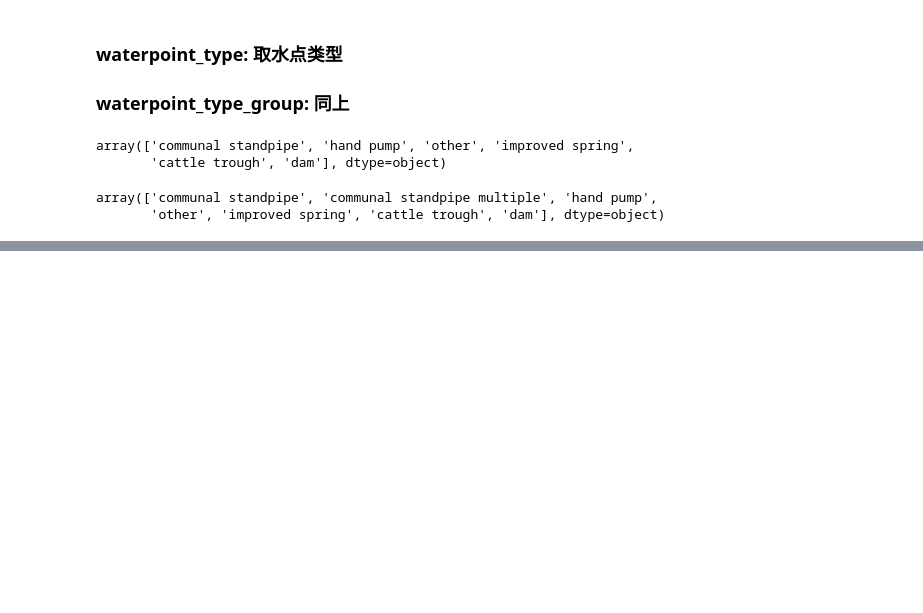
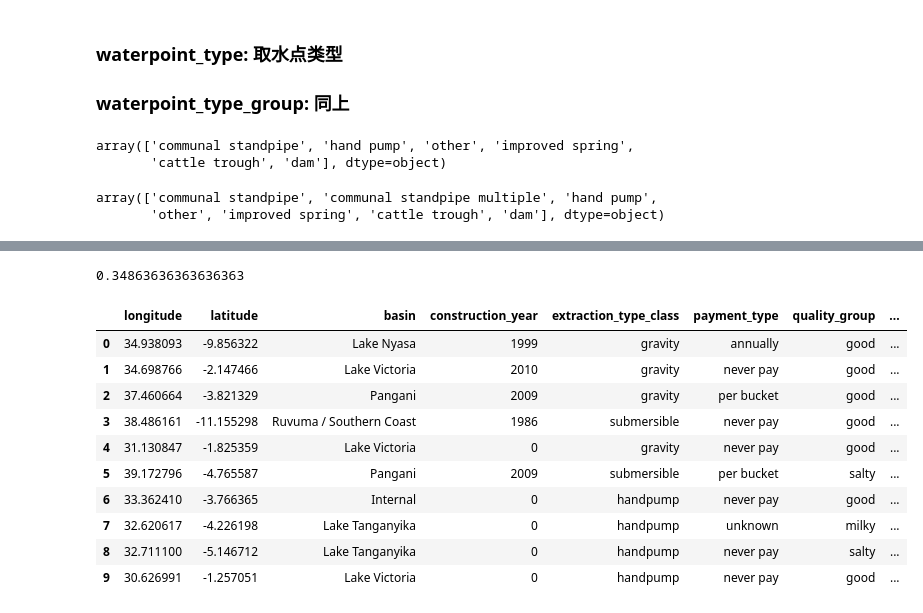
Before and after one commit to shenc3/drivendata-nb, a Jupyter notebook: pumpItUp/PumpItUp.ipynb, the cells around one changed output, grey strips where cells are left out. Cells and saved outputs as stored; diff of their text form; code cells hidden in the pictures; blank space fills up the shorter version.

```diff
--- a/pumpItUp/PumpItUp.ipynb
+++ b/pumpItUp/PumpItUp.ipynb
@@ -860,0 +980,18 @@ array(['communal standpipe', 'communal standpipe multiple', 'hand pump',
+# %%
+miss_rate(train['construction_year'])
+# %% [output]
+0.34863636363636363
+# %%
+X_train.head(10)
+# %% [output]
+|  | longitude | latitude | basin | construction_year | extraction_type_class | payment_type | quality_group | ... |
+| 0 | 34.938093 | -9.856322 | Lake Nyasa | 1999 | gravity | annually | good | ... |
+| 1 | 34.698766 | -2.147466 | Lake Victoria | 2010 | gravity | never pay | good | ... |
+| 2 | 37.460664 | -3.821329 | Pangani | 2009 | gravity | per bucket | good | ... |
+| 3 | 38.486161 | -11.155298 | Ruvuma / Southern Coast | 1986 | submersible | never pay | good | ... |
+| 4 | 31.130847 | -1.825359 | Lake Victoria | 0 | gravity | never pay | good | ... |
+| 5 | 39.172796 | -4.765587 | Pangani | 2009 | submersible | per bucket | salty | ... |
+| 6 | 33.362410 | -3.766365 | Internal | 0 | handpump | never pay | good | ... |
+| 7 | 32.620617 | -4.226198 | Lake Tanganyika | 0 | handpump | unknown | milky | ... |
+| 8 | 32.711100 | -5.146712 | Lake Tanganyika | 0 | handpump | never pay | salty | ... |
+| 9 | 30.626991 | -1.257051 | Lake Victoria | 0 | handpump | never pay | good | ... |
```
Also changed, not shown: parts of 25 cells of this notebook.
